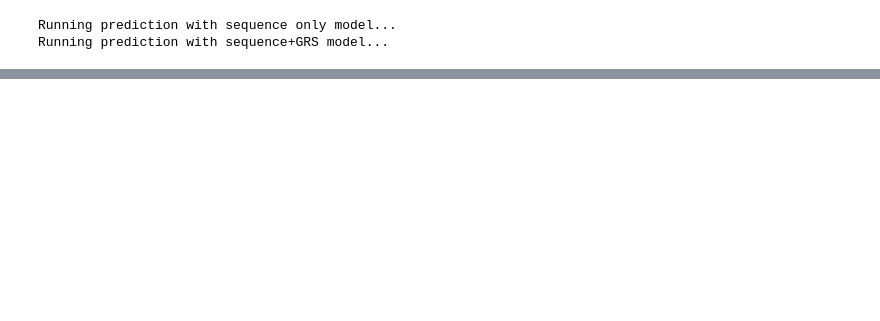
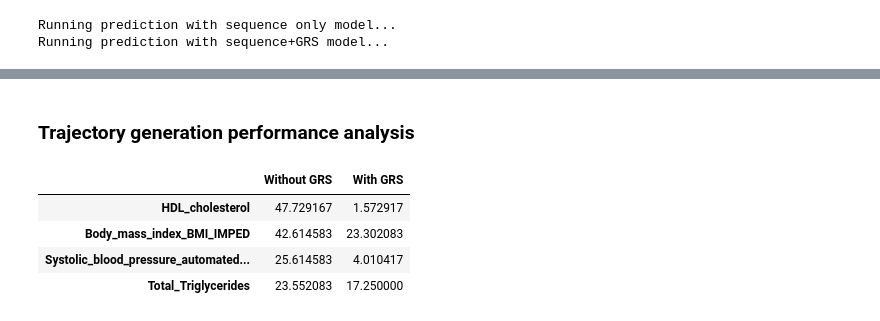
Before and after one commit to RasmussenLab/integrative_post_gwas_methods_course, a Jupyter notebook: notebooks/eir-transformer.ipynb, the cells around one changed output, grey strips where cells are left out. Saved outputs shown, nothing was run; the diff lists cells and outputs as text; code cells hidden in the pictures; blank space fills up the shorter version.

```diff
--- a/notebooks/eir-transformer.ipynb
+++ b/notebooks/eir-transformer.ipynb
@@ -540,0 +570,15 @@ ehr_utils.plot_trajectory_comparison(
+# %% [markdown]
+### Trajectory generation performance analysis
+# %%
+ehr_utils.trajectory_mae(
+    real_seq=full_history,
+    generated={"Without GRS": gen_plain, "With GRS": gen_grs},
+    labs=["HDL_cholesterol", "Body_mass_index_BMI_IMPED",
+          "Systolic_blood_pressure_automated_reading", "Total_Triglycerides"],
+)
+# %% [output]
+|  | Without GRS | With GRS |
+| HDL_cholesterol | 47.729167 | 1.572917 |
+| Body_mass_index_BMI_IMPED | 42.614583 | 23.302083 |
+| Systolic_blood_pressure_automated... | 25.614583 | 4.010417 |
+| Total_Triglycerides | 23.552083 | 17.250000 |
```
Also changed, not shown: parts of 30 cells of this notebook, 6 other files.
